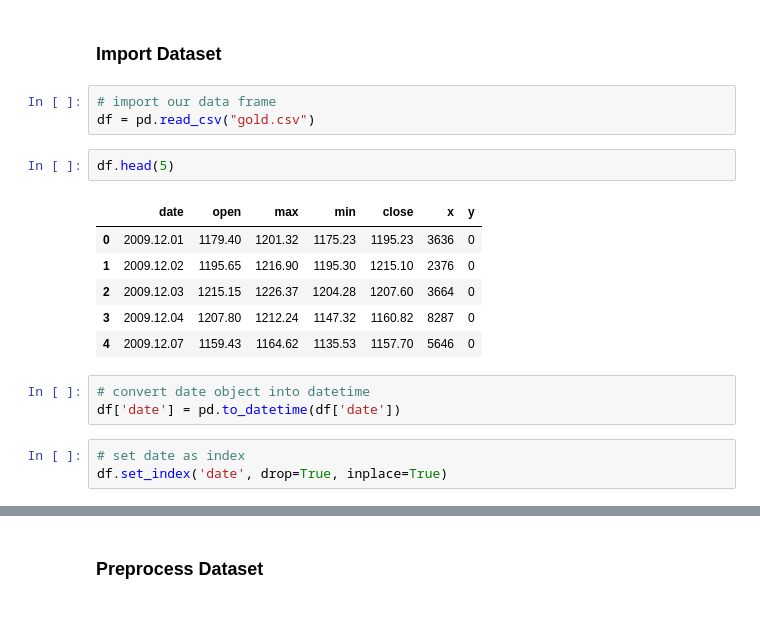
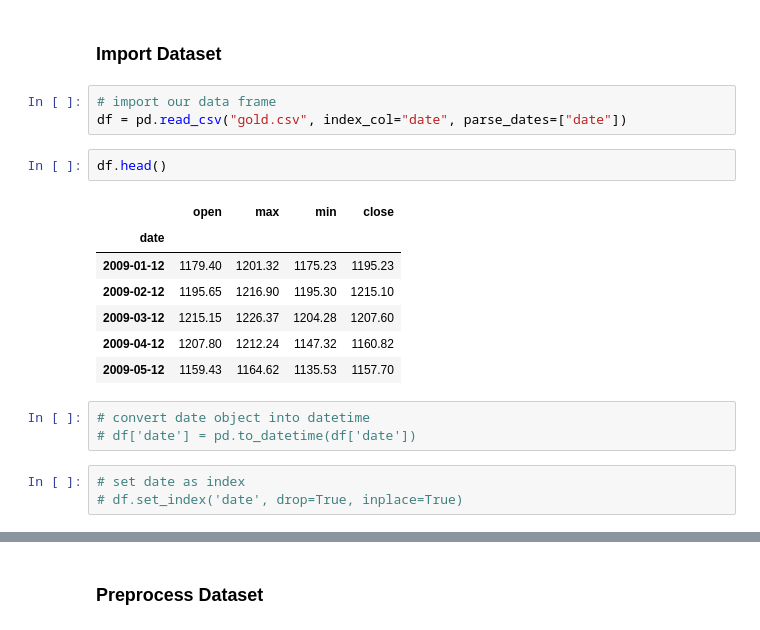
Before and after one commit to mrbseba/gold_forecasting, a Jupyter notebook: gold_project.ipynb, the cells around one changed output, grey strips where cells are left out. Saved outputs shown, nothing was run; the diff lists cells and outputs as text.

```diff
--- a/gold_project.ipynb
+++ b/gold_project.ipynb
@@ -9,19 +20,20 @@ import matplotlib.pyplot as plt
 ### Import Dataset
 # %%
 # import our data frame
-df = pd.read_csv("gold.csv")
+df = pd.read_csv("gold.csv", index_col="date", parse_dates=["date"])
 # %%
-df.head(5)
+df.head()
 # %% [output]
-|  | date | open | max | min | close | x | y |
-| 0 | 2009.12.01 | 1179.40 | 1201.32 | 1175.23 | 1195.23 | 3636 | 0 |
-| 1 | 2009.12.02 | 1195.65 | 1216.90 | 1195.30 | 1215.10 | 2376 | 0 |
-| 2 | 2009.12.03 | 1215.15 | 1226.37 | 1204.28 | 1207.60 | 3664 | 0 |
-| 3 | 2009.12.04 | 1207.80 | 1212.24 | 1147.32 | 1160.82 | 8287 | 0 |
-| 4 | 2009.12.07 | 1159.43 | 1164.62 | 1135.53 | 1157.70 | 5646 | 0 |
+|  | open | max | min | close |
+| date |  |  |  |  |
+| 2009-01-12 | 1179.40 | 1201.32 | 1175.23 | 1195.23 |
+| 2009-02-12 | 1195.65 | 1216.90 | 1195.30 | 1215.10 |
+| 2009-03-12 | 1215.15 | 1226.37 | 1204.28 | 1207.60 |
+| 2009-04-12 | 1207.80 | 1212.24 | 1147.32 | 1160.82 |
+| 2009-05-12 | 1159.43 | 1164.62 | 1135.53 | 1157.70 |
 # %%
 # convert date object into datetime
-df['date'] = pd.to_datetime(df['date'])
+# df['date'] = pd.to_datetime(df['date'])
 # %%
 # set date as index
-df.set_index('date', drop=True, inplace=True)
+# df.set_index('date', drop=True, inplace=True)
```
Also changed, not shown: parts of 39 cells of this notebook.
